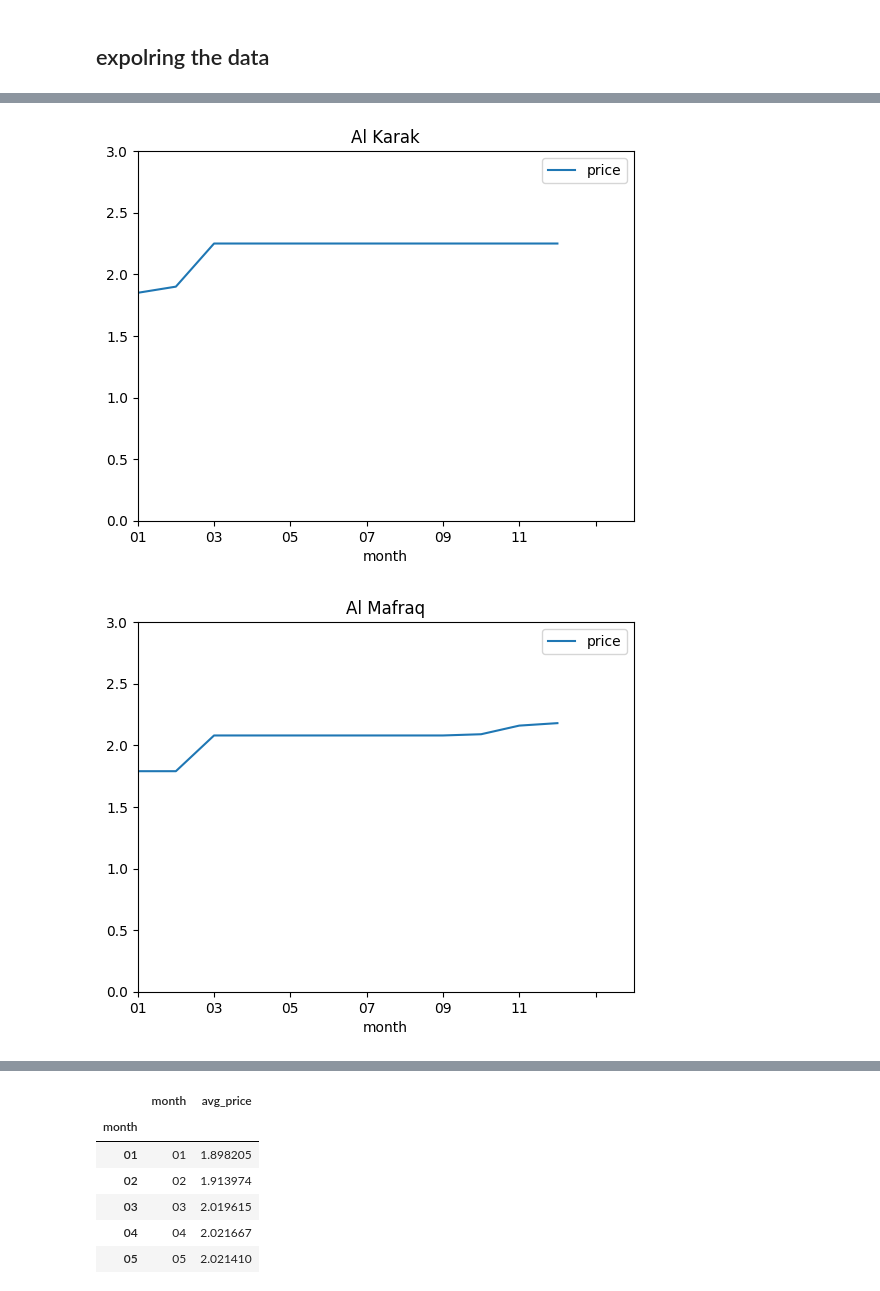
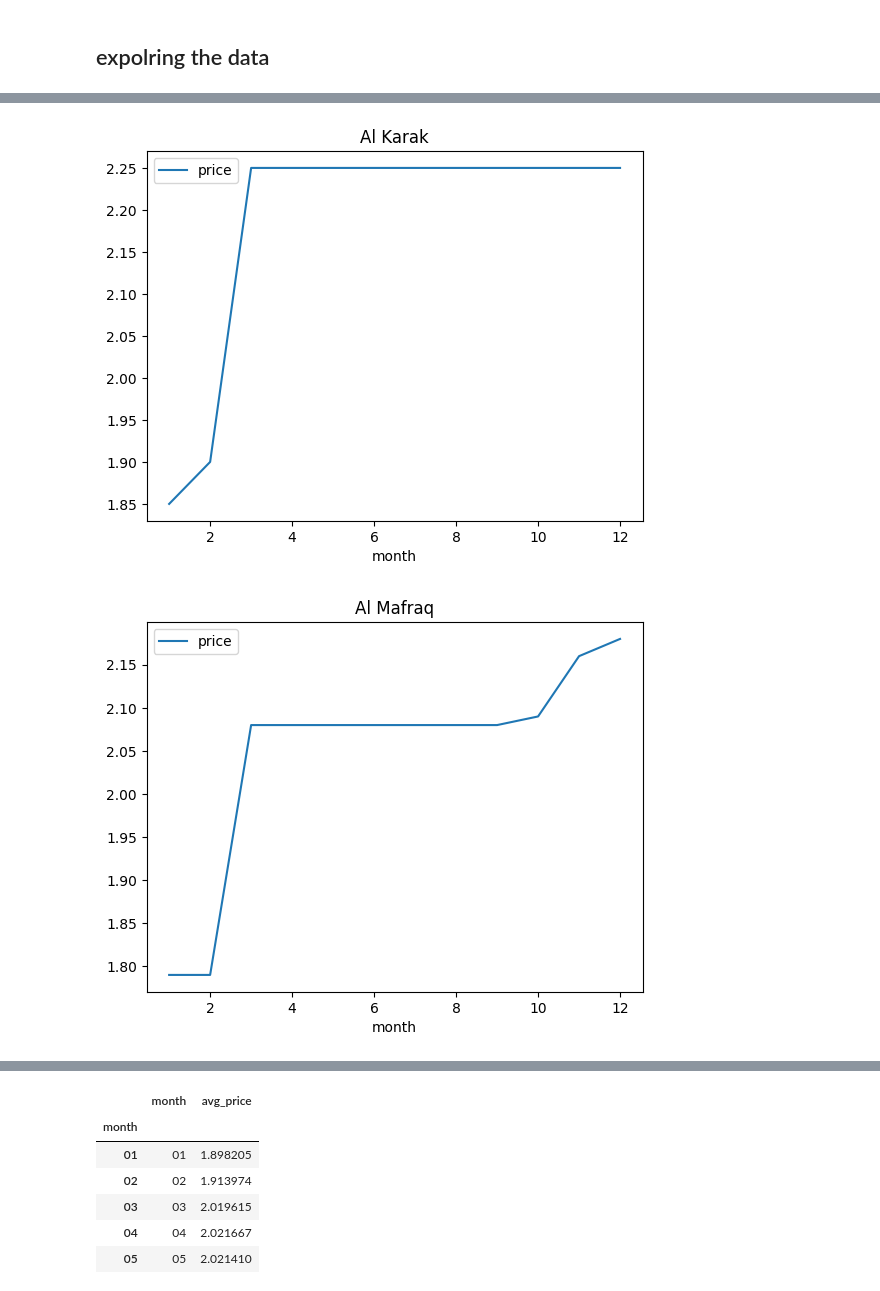
Before and after one commit to shaker113/group5_Price_Forecast, a Jupyter notebook: group_5_project.ipynb, the cells around one changed output, grey strips where cells are left out. Saved outputs shown, nothing was run; the diff lists cells and outputs as text; code cells hidden in the pictures.

```diff
--- a/group_5_project.ipynb
+++ b/group_5_project.ipynb
@@ -5,7 +5,8 @@ import matplotlib.pyplot as plt
 import seaborn as sns
 # %%
 #df = pd.read_csv('jordan_food_price.csv')
-df=pd.read_csv('H-date.csv')
+df=pd.read_csv('wfp_food_prices_jor_h_date.csv')
+population_df=pd.read_csv("Population in Jordan.csv")
 df.head()
 # %% [output]
 |  | date | market | category | commodity | unit | price | H-date |
@@ -15,11 +16,18 @@ df.head()
 | 3 | 1/15/2011 | National Average | pulses and nuts | Pulses | KG | 1.20 | 13/02/1432 |
 | 4 | 2/15/2011 | National Average | cereals and tubers | Bread (pita) | KG | 0.16 | 14/02/1432 |
 # %%
-df['year']=df['date'].apply(lambda x: int(x.split(sep='/')[2]))
-df['month']=df['date'].apply(lambda x: int(x.split(sep='/')[0]))
-# df['H-month']=df['H-date'].apply(lambda x :int(x.split(sep='/')[1]))
+# df['year']=df['date'].apply(lambda x: int(str(x).split(sep='/')[2]))
+# df['month']=df['date'].apply(lambda x: int(x.split(sep='/')[0]))
+df['date'] = pd.to_datetime(df['date'])
+df['month'] = df['date'].dt.month
+df['year'] = df['date'].dt.year
+df = df.loc[df.year > 2011 ]
+df['H-month']=df['H-date'].apply(lambda x :int(x.split(sep='/')[1]))
 df['is_ramdan']=df['H-date'].apply(lambda x :int(x.split(sep='/')[1]) in [8,9,10])
 df.drop(['date','H-date'],axis=1,inplace=True)
+
+
+population_df=df.groupby('year')['price'].mean().reset_index(name='avg_prices').join(population_df).drop('Year',axis=1)
 # %%
 units=['12.5 KG' ,'1.8 L' ,'2 KG' ,'300 G' ,'160 G' ,'750 G' ,'170 G' ,'0.8 KG' ,'1.5 KG']
 
@@ -160,10 +188,10 @@ Name: price, dtype: float64
 # %% [markdown]
 ## expolring the data
 # %%
-for i in df['admin1'].unique()[1:]:
-    df[df['commodity']=='Oil (vegetable)'][df['admin1']==i][df.year=='2021'][['month','price']].plot(x='month',y='price')
+for i in df['market'].unique()[1:]:
+    df[df['commodity']=='Oil (vegetable)'][df['market']==i][df.year==2021][['month','price']].plot(x='month',y='price')
     plt.title(i)
     plt.xticks()
-    plt.xlim([0,13])
-    plt.ylim([0,3])
+    #plt.xlim([0,13])
+    #plt.ylim([0,3])
 # %% [output]
@@ -173,2 +201,2 @@ for i in df['admin1'].unique()[1:]:
-[figure, old version]
+[figure, new version]
-[figure, old version]
+[figure, new version]
```
Also changed, not shown: parts of 15 cells of this notebook, 2 other files.
